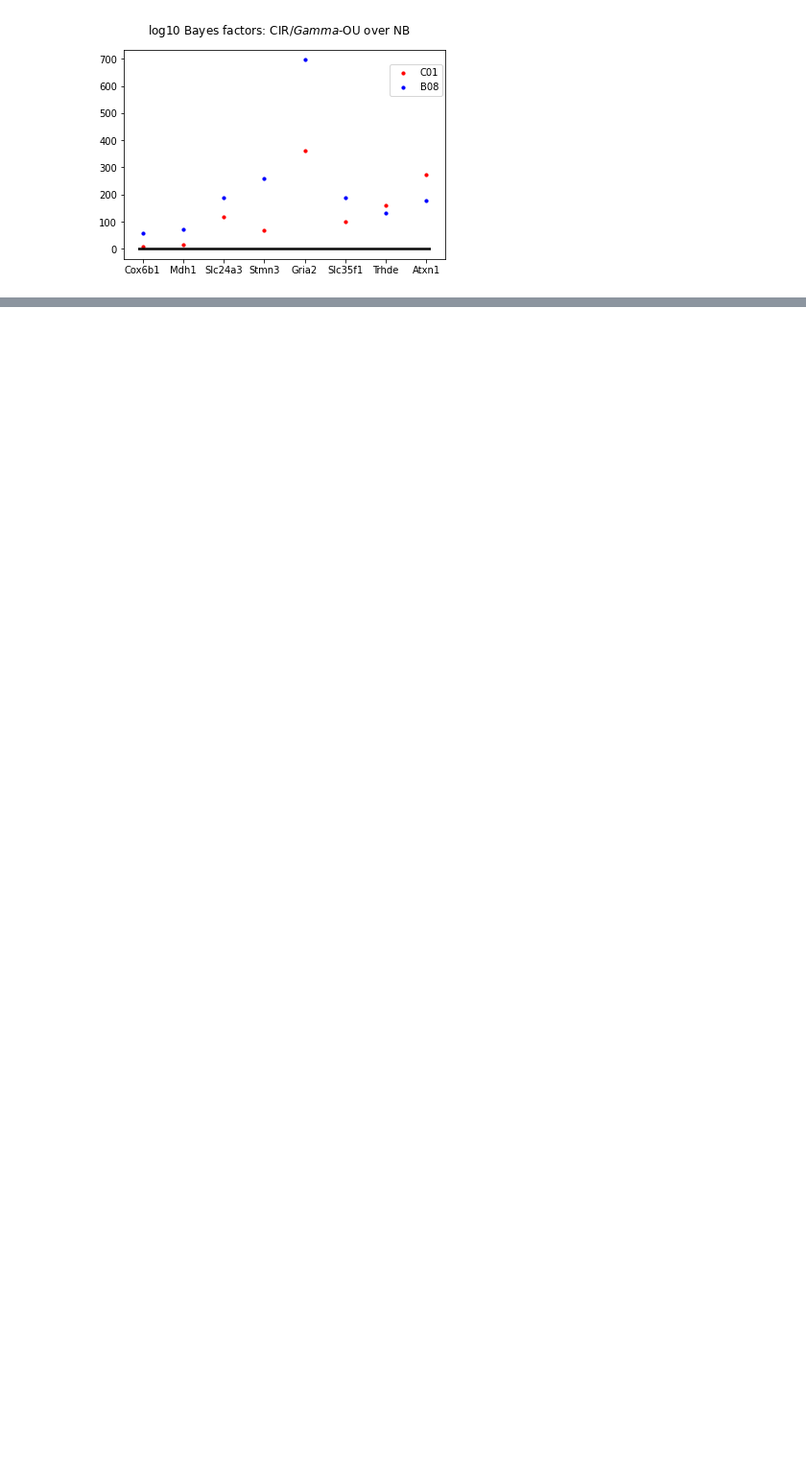
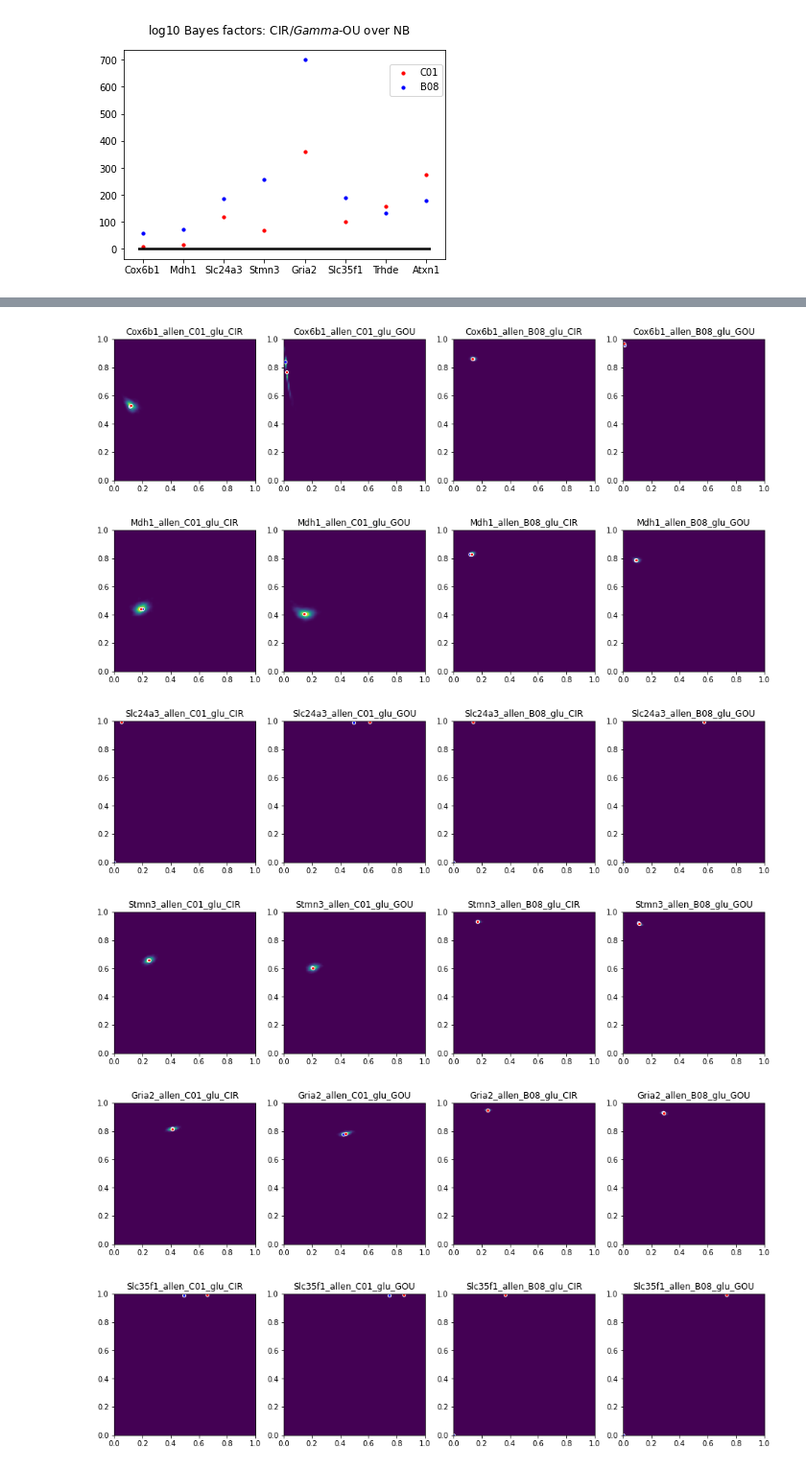
Before and after one commit to pachterlab/GVFP_2021, a Jupyter notebook: loom_analysis_copy.ipynb, the cells around one changed output, grey strips where cells are left out. Shown at 96% size. Cells and saved outputs as stored; diff of their text form; code cells hidden in the pictures; blank space fills up the shorter version.

```diff
--- a/loom_analysis_copy.ipynb
+++ b/loom_analysis_copy.ipynb
@@ -1244,7 +915,0 @@ Get histograms.
-# %%
-x_stats, y_stats = trace_GOU['x'], trace_GOU['y']
-# %%
-loc = True
-k_max = 1
-th_max = 1
-analyze_posteriors("Stmn3", x_stats, y_stats, [], loc, k_max, th_max)
@@ -1280,6 +915,0 @@ NameError: ignored
-# %%
-loc = True
-k_max = 1
-th_max = 1
-x_stats_cir, y_stats_cir = trace_CIR['x'], trace_CIR['y']
-analyze_posteriors("Stmn3", x_stats_cir, y_stats_cir, [], loc, k_max, th_max)
@@ -1296,0 +994,8 @@ Plotting 2D heatmap in terms of (kappa, theta)...
+# %%
+
+# This function analyzes and plots the posterior samples.
+from inference import *
+
+
+with open('loom/smc_results/smc_Atxn1_allen_B08_glu_trace.pickle', 'rb') as f:
+    data = pickle.load(f)
@@ -1296,0 +1044,26 @@ Plotting 2D heatmap in terms of (kappa, theta)...
+# %%
+sample_lists = ["allen_C01_glu","allen_B08_glu"]
+genes_list = ['Cox6b1', 'Mdh1', 'Slc24a3', 'Stmn3', 'Gria2', 'Slc35f1', 'Trhde', 'Atxn1']
+Data = []
+IDs = []
+
+for i,gene in enumerate(genes_list):
+    fig, axs = plt.subplots(1,4,figsize=(16,4))
+    for j,sample in enumerate(sample_lists):
+      gene_ID = gene+"_"+sample
+      IDs.append(gene_ID)
+      i = np.where(gene_names==gene)[0][0]
+      d_M = S[i].astype(int)
+      d_N = U[i].astype(int)
+      data = [d_N, d_M]
+      K_avg = 1
+      beta = K_avg/d_N.mean()
+      gamma = K_avg/d_M.mean()
+      plot_posteriors(gene_ID, [beta, gamma, K_avg], axs[(2*j):(2*j+2)])
+# %% [output]
+[figure, added]
+[figure, added]
+[figure, added]
+[figure, added]
+[figure, added]
+[figure, added]
```
Also changed, not shown: parts of 79 cells of this notebook.
